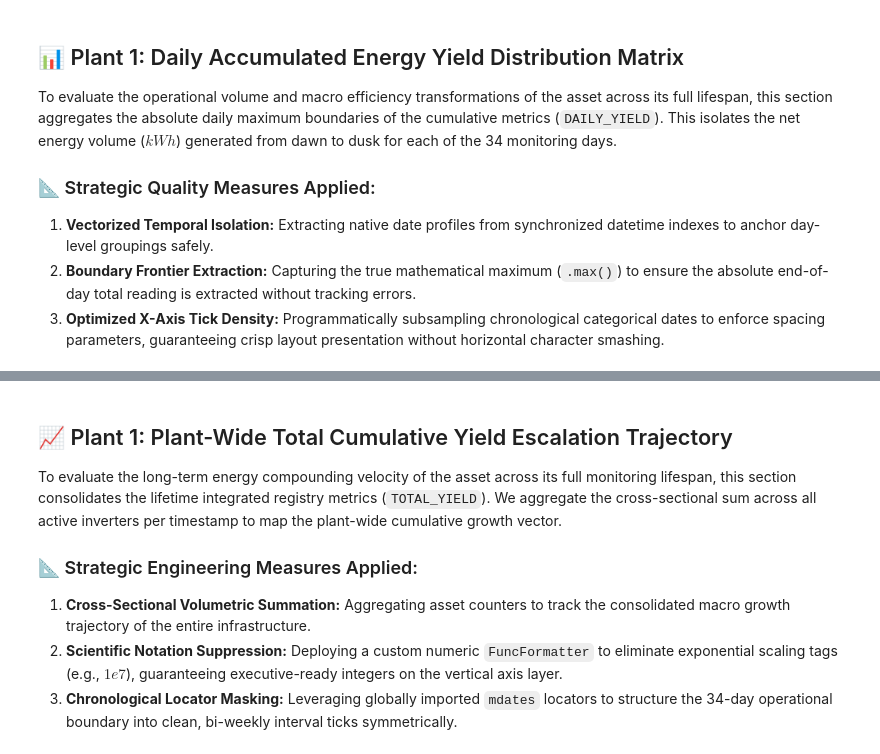
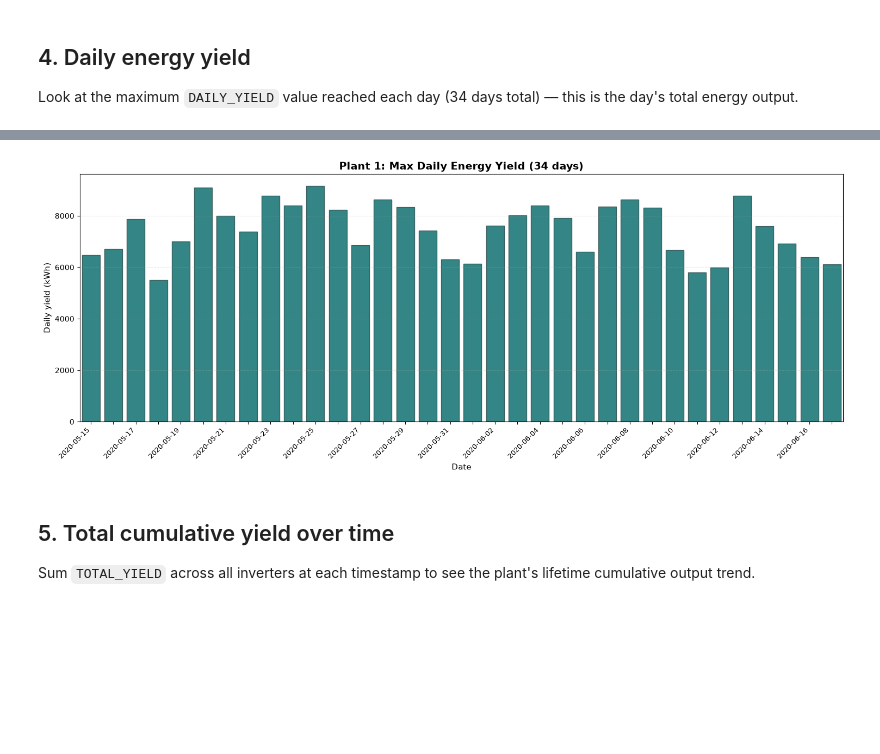
Before and after one commit to tateshita1908/solar-power-forecasting-system, a Jupyter notebook: notebooks/01_solar_forecasting_plant1.ipynb, the cells around one changed output, grey strips where cells are left out. Saved outputs shown, nothing was run; the diff lists cells and outputs as text; code cells hidden in the pictures; blank space fills up the shorter version.

```diff
--- a/notebooks/01_solar_forecasting_plant1.ipynb
+++ b/notebooks/01_solar_forecasting_plant1.ipynb
@@ -154,46 +129,27 @@ logger.info("Diurnal power profile curve rendered successfully. Physical boundar
 # %% [markdown]
-## 📊 Plant 1: Daily Accumulated Energy Yield Distribution Matrix
+## 4. Daily energy yield
 
-To evaluate the operational volume and macro efficiency transformations of the asset across its full lifespan, this section aggregates the absolute daily maximum boundaries of the cumulative metrics (`DAILY_YIELD`). This isolates the net energy volume ($kWh$) generated from dawn to dusk for each of the 34 monitoring days.
-
-### 📐 Strategic Quality Measures Applied:
-1. **Vectorized Temporal Isolation:** Extracting native date profiles from synchronized datetime indexes to anchor day-level groupings safely.
-2. **Boundary Frontier Extraction:** Capturing the true mathematical maximum (`.max()`) to ensure the absolute end-of-day total reading is extracted without tracking errors.
-3. **Optimized X-Axis Tick Density:** Programmatically subsampling chronological categorical dates to enforce spacing parameters, guaranteeing crisp layout presentation without horizontal character smashing.
+Look at the maximum `DAILY_YIELD` value reached each day (34 days total) — this is the day's total energy output.
 # %%
-# ==============================================================================
-# SECTION 4: DAILY ACCUMULATED YIELD FRONTIER VISUALIZATION
-# ==============================================================================
-# 1. Access the Pipeline-Level Logger Instance
-logger = logging.getLogger("IngestionPipeline")
-logger.info("Compiling daily absolute maximum boundaries for cumulative energy yield vectors.")
+# Section 4: Daily energy yield
+logger.info("Computing max DAILY_YIELD per day.")
 
-# Create a temporary localized clean string column representing the calendar date
 plant1_gen_df['DATE_STR'] = plant1_gen_df['DATE_TIME'].dt.strftime('%Y-%m-%d')
-
-# 2. Calculate the maximum DAILY_YIELD for each distinct date (capturing the final end-of-day state)
 daily_yield_max = plant1_gen_df.groupby('DATE_STR')['DAILY_YIELD'].max().reset_index()
 
-# 3. Initialize Visual Plot Grid
 plt.figure(figsize=(15, 6))
-
-# Render clean, unified teal bar chart representations
 ax = sns.barplot(data=daily_yield_max, x='DATE_STR', y='DAILY_YIELD', color='teal', edgecolor='darkslategray', alpha=0.85)
 
-# 4. FIX: Apply Explicit Fixed Ticks and Subsample Density to Prevent Overlapping text block collisions
+# Show every other date label to avoid overlapping text
 x_indices = np.arange(len(daily_yield_max))
 ax.set_xticks(x_indices)
-
-# Optimize text layout: Show tick labels every 2 days instead of smashing all 34 dates horizontally
 tick_labels = [label if i % 2 == 0 else '' for i, label in enumerate(daily_yield_max['DATE_STR'])]
 ax.set_xticklabels(tick_labels, rotation=45, ha='right', fontsize=9)
 
-plt.title("Plant 1: 34-Day Maximum Aggregated Daily Energy Yield Profile (kWh)", fontsize=14, fontweight='bold')
-plt.xlabel("Calendar Operation Date Target", fontsize=11)
-plt.ylabel("Accumulated Daily Yield Capacity (kWh)", fontsize=11)
+plt.title("Plant 1: Max Daily Energy Yield (34 days)", fontsize=14, fontweight='bold')
+plt.xlabel("Date", fontsize=11)
+plt.ylabel("Daily yield (kWh)", fontsize=11)
 plt.grid(True, axis='y', linestyle='--', alpha=0.3)
-
 plt.tight_layout()
 plt.show()
-
-logger.info("Daily cumulative yield bar dashboard compiled silently with zero warnings.")
+# %% [output]
@@ -200,10 +159,6 @@ logger.info("Daily cumulative yield bar dashboard compiled silently with zero wa
+[figure, added]
 # %% [markdown]
-## 📈 Plant 1: Plant-Wide Total Cumulative Yield Escalation Trajectory
+## 5. Total cumulative yield over time
 
-To evaluate the long-term energy compounding velocity of the asset across its full monitoring lifespan, this section consolidates the lifetime integrated registry metrics (`TOTAL_YIELD`). We aggregate the cross-sectional sum across all active inverters per timestamp to map the plant-wide cumulative growth vector.
-
-### 📐 Strategic Engineering Measures Applied:
-1. **Cross-Sectional Volumetric Summation:** Aggregating asset counters to track the consolidated macro growth trajectory of the entire infrastructure.
-2. **Scientific Notation Suppression:** Deploying a custom numeric `FuncFormatter` to eliminate exponential scaling tags (e.g., $1e7$), guaranteeing executive-ready integers on the vertical axis layer.
-3. **Chronological Locator Masking:** Leveraging globally imported `mdates` locators to structure the 34-day operational boundary into clean, bi-weekly interval ticks symmetrically.
+Sum `TOTAL_YIELD` across all inverters at each timestamp to see the plant's lifetime cumulative output trend.
 # %%
```
Also changed, not shown: parts of 40 cells of this notebook, 2 other files.
